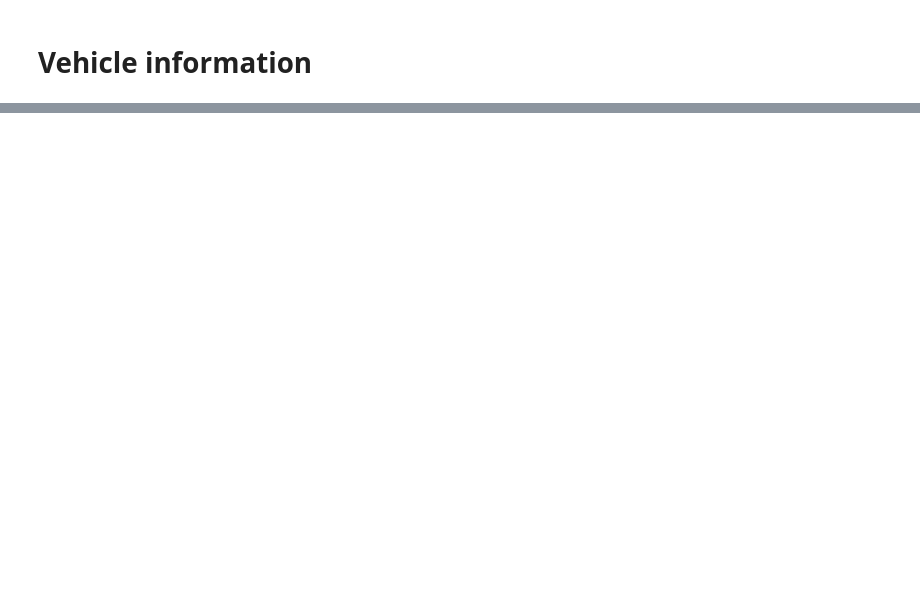
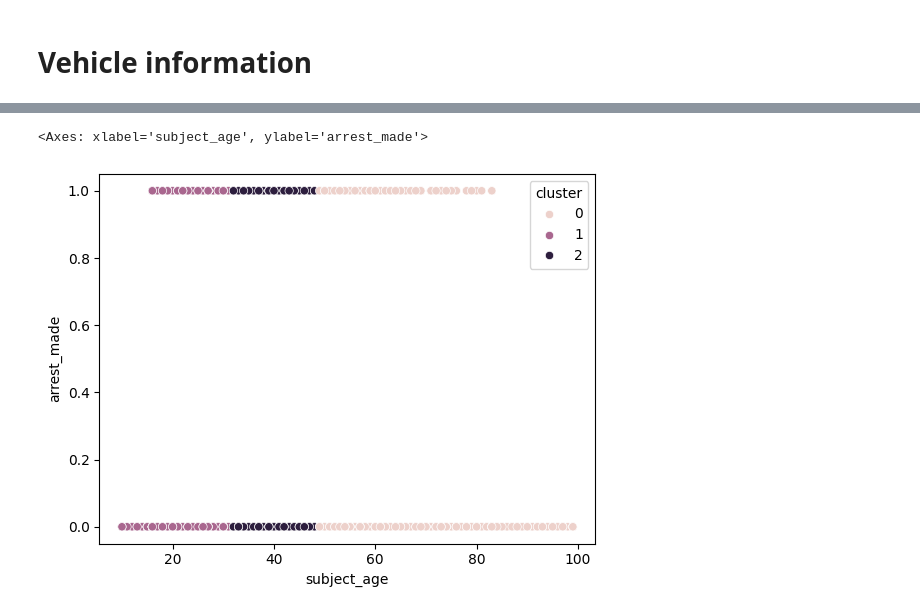
Before and after one commit to irmtou/CS577FinalProject, a Jupyter notebook: CS577FinalProject.ipynb, the cells around one changed output, grey strips where cells are left out. Saved outputs shown, nothing was run; the diff lists cells and outputs as text; code cells hidden in the pictures; blank space fills up the shorter version.

```diff
--- a/CS577FinalProject.ipynb
+++ b/CS577FinalProject.ipynb
@@ -797,0 +915,10 @@ plt.show()
+# %%
+from sklearn.cluster import KMeans
+
+cluster_data = df_cleaned[['subject_age', 'arrest_made', 'citation_issued']].dropna()
+kmeans = KMeans(n_clusters=3).fit(cluster_data)
+df_cleaned['cluster'] = kmeans.labels_
+sns.scatterplot(x='subject_age', y='arrest_made', hue='cluster', data=df_cleaned)
+# %% [output]
+<Axes: xlabel='subject_age', ylabel='arrest_made'>
+[figure, added]
```
Also changed, not shown: parts of 54 cells of this notebook.
